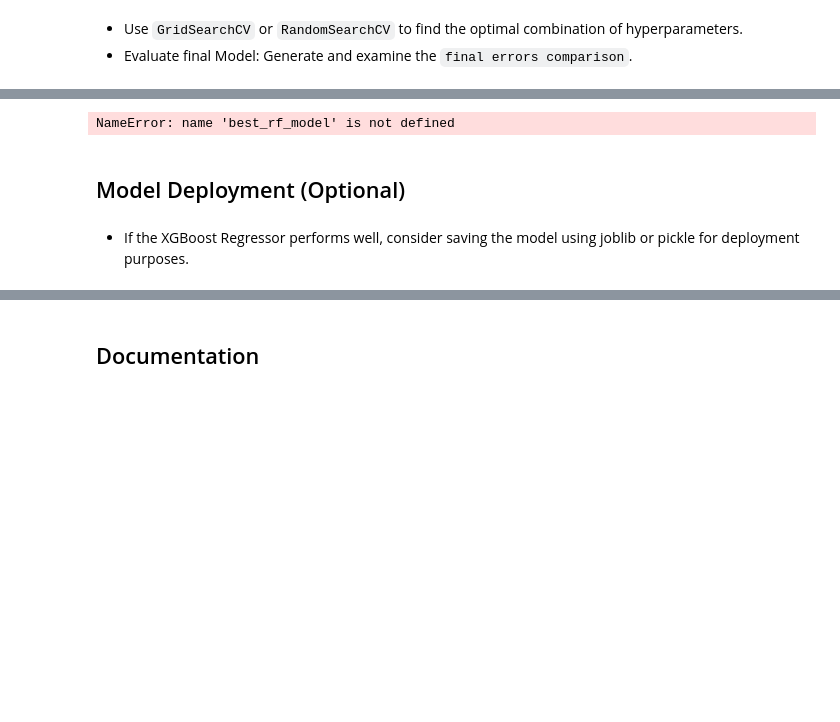
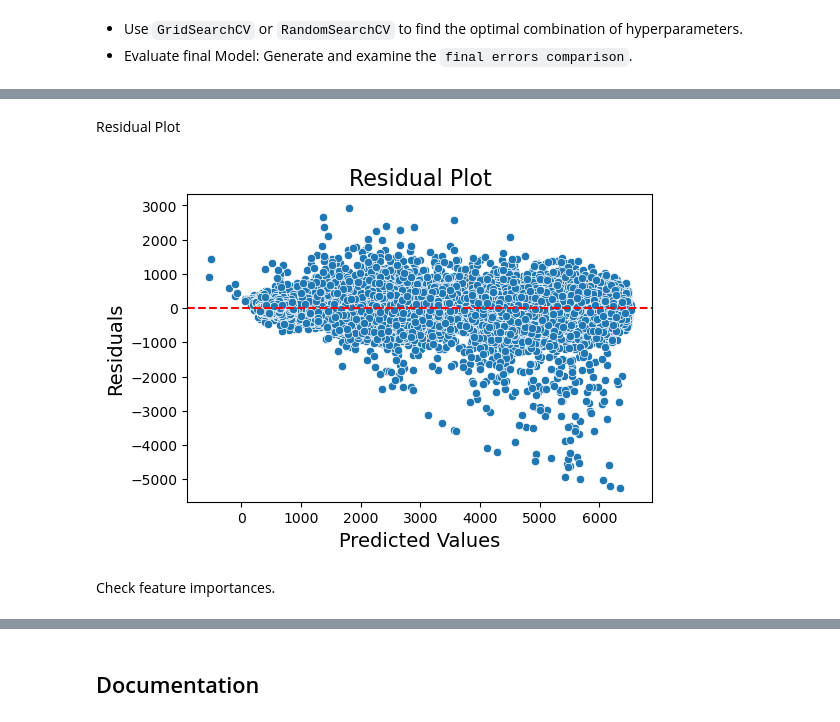
Before and after one commit to Alex-Idachaba/Machine-Learning-Algorithms, a Jupyter notebook: XGBoost_Regressor.ipynb, the cells around one changed output, grey strips where cells are left out. Cells and saved outputs as stored; diff of their text form; code cells hidden in the pictures; blank space fills up the shorter version.

Commit message:
model optimization

```diff
--- a/XGBoost_Regressor.ipynb
+++ b/XGBoost_Regressor.ipynb
@@ -659,31 +690,27 @@ R² Score on Test Data: 0.9379139542579651
+# %% [markdown]
+Residual Plot
 # %%
 import matplotlib.pyplot as plt
 import seaborn as sns
 import numpy as np
 
 # Assuming y_test are the actual values and y_pred are the predicted values
 y_pred = best_xgb_model.predict(X_test)  # Use your best model to predict
 residuals = y_test - y_pred  # Calculate residuals
 
-# Create a figure and a set of subplots
-plt.figure(figsize=(10, 6))
+plt.figure(figsize=(6, 4))
 
 # Scatter plot of residuals
 sns.scatterplot(x=y_pred, y=residuals)
 
 # Add horizontal line at y=0
 plt.axhline(y=0, color='r', linestyle='--')
 
-# Add titles and labels
 plt.title('Residual Plot', fontsize=16)
 plt.xlabel('Predicted Values', fontsize=14)
 plt.ylabel('Residuals', fontsize=14)
-
-# Show the plot
 plt.show()
 # %% [output]
-NameError: name 'best_rf_model' is not defined
+[figure, added]
-# %% [markdown]
-## Model Deployment (Optional)
-# %% [markdown]
-* If the XGBoost Regressor performs well, consider saving the model using joblib or pickle for deployment purposes.
+# %% [markdown]
+Check feature importances.
```
Also changed, not shown: parts of 7 cells of this notebook.
